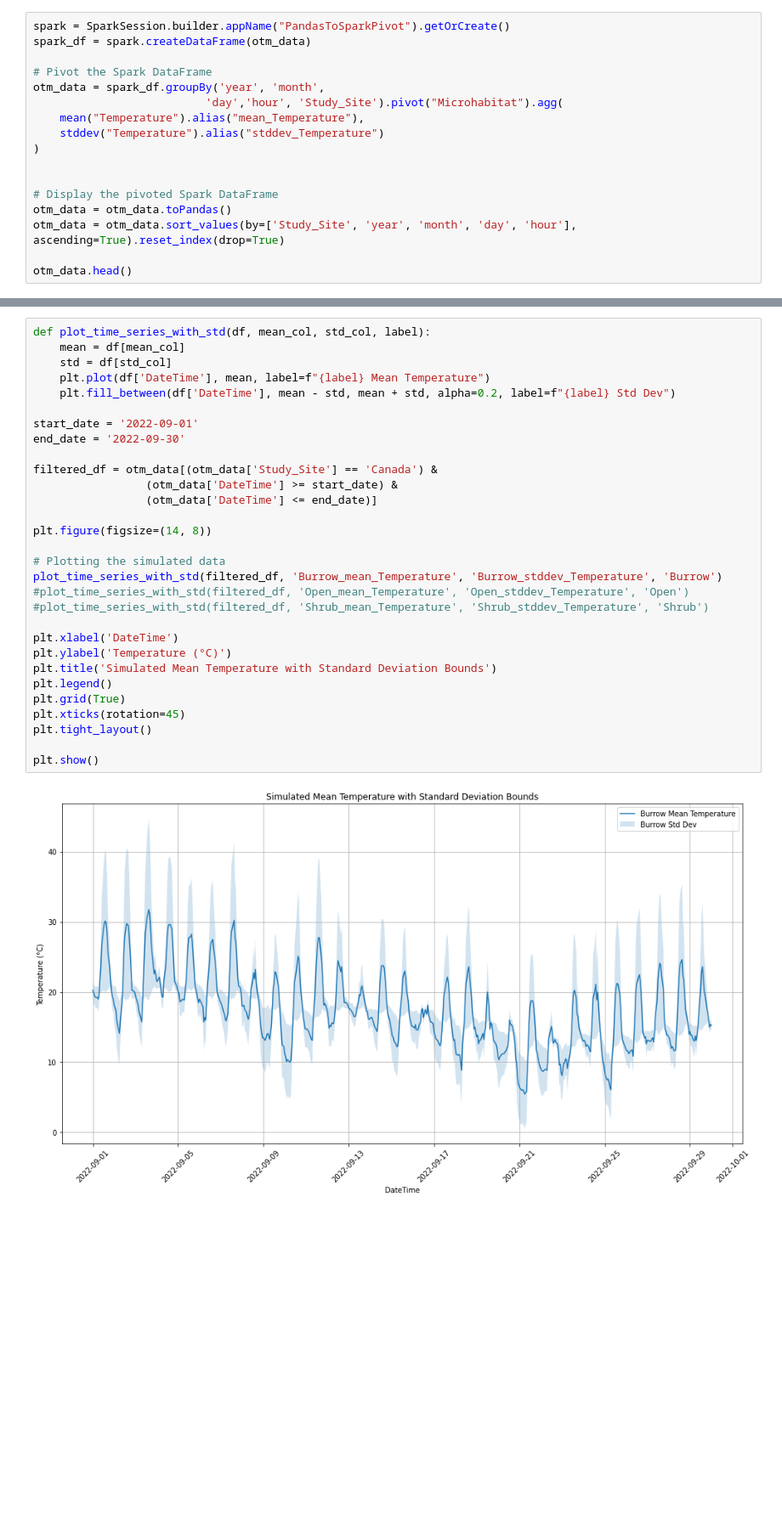
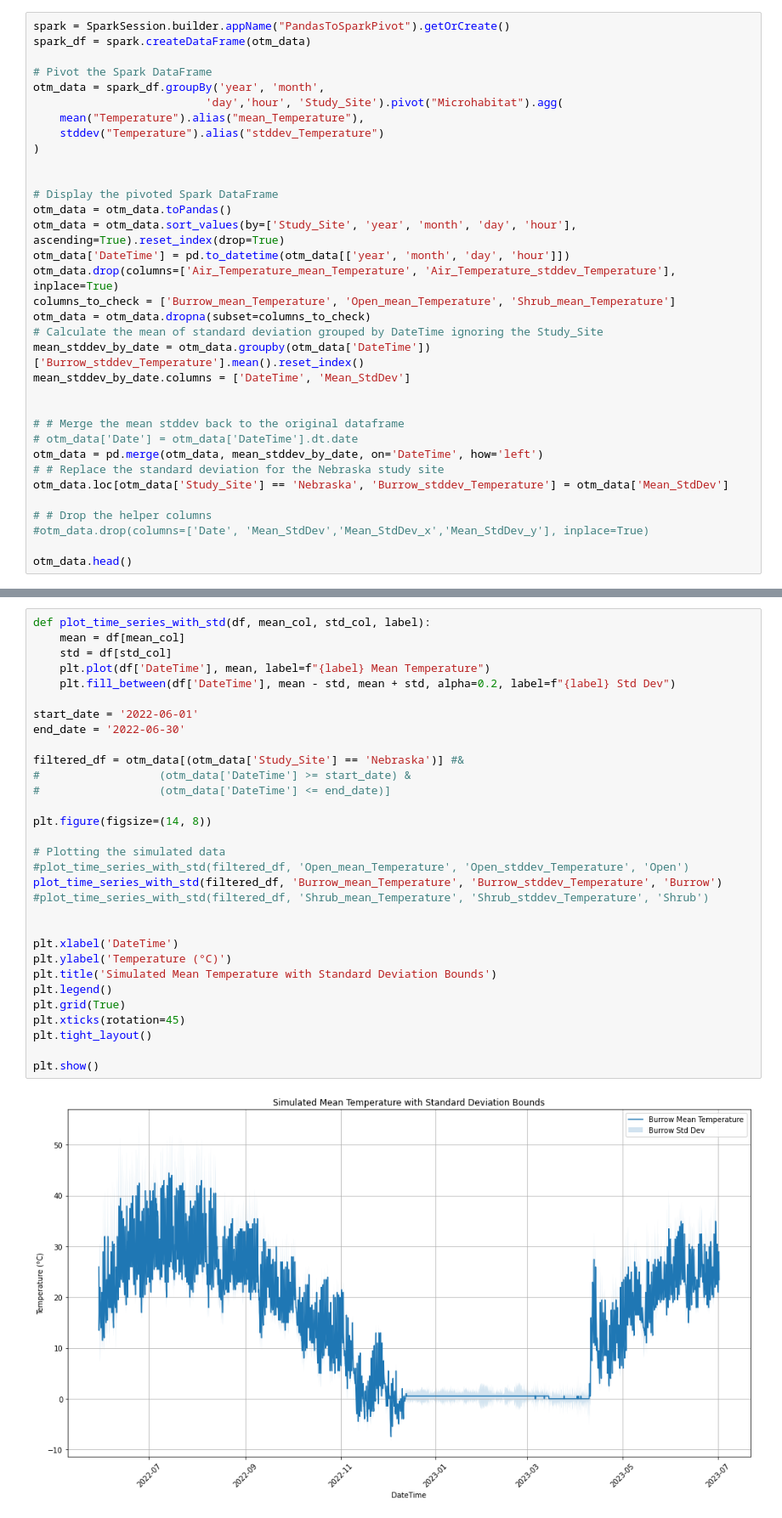
Before and after one commit to michaelremington2/therma_sim, a Jupyter notebook: src/therma_sim/get_data.ipynb, the cells around one changed output, grey strips where cells are left out. Shown: that part at 85% size. Saved outputs shown, nothing was run; the diff lists cells and outputs as text; blank space fills up the shorter version.

```diff
--- a/src/therma_sim/get_data.ipynb
+++ b/src/therma_sim/get_data.ipynb
@@ -58,6 +58,23 @@ otm_data = spark_df.groupBy('year', 'month',
 # Display the pivoted Spark DataFrame
 otm_data = otm_data.toPandas()
 otm_data = otm_data.sort_values(by=['Study_Site', 'year', 'month', 'day', 'hour'], ascending=True).reset_index(drop=True)
+otm_data['DateTime'] = pd.to_datetime(otm_data[['year', 'month', 'day', 'hour']])
+otm_data.drop(columns=['Air_Temperature_mean_Temperature', 'Air_Temperature_stddev_Temperature'], inplace=True)
+columns_to_check = ['Burrow_mean_Temperature', 'Open_mean_Temperature', 'Shrub_mean_Temperature']
+otm_data = otm_data.dropna(subset=columns_to_check)
+# Calculate the mean of standard deviation grouped by DateTime ignoring the Study_Site
+mean_stddev_by_date = otm_data.groupby(otm_data['DateTime'])['Burrow_stddev_Temperature'].mean().reset_index()
+mean_stddev_by_date.columns = ['DateTime', 'Mean_StdDev']
+
+
+# # Merge the mean stddev back to the original dataframe
+# otm_data['Date'] = otm_data['DateTime'].dt.date
+otm_data = pd.merge(otm_data, mean_stddev_by_date, on='DateTime', how='left')
+# # Replace the standard deviation for the Nebraska study site
+otm_data.loc[otm_data['Study_Site'] == 'Nebraska', 'Burrow_stddev_Temperature'] = otm_data['Mean_StdDev']
+
+# # Drop the helper columns
+#otm_data.drop(columns=['Date', 'Mean_StdDev','Mean_StdDev_x','Mean_StdDev_y'], inplace=True)
 
 otm_data.head()
 # %% [output]
@@ -72,32 +106,33 @@ otm_data['DateTime'] = pd.to_datetime(otm_data[['year', 'month', 'day', 'hour']]
 # %%
 def plot_time_series_with_std(df, mean_col, std_col, label):
     mean = df[mean_col]
     std = df[std_col]
     plt.plot(df['DateTime'], mean, label=f"{label} Mean Temperature")
     plt.fill_between(df['DateTime'], mean - std, mean + std, alpha=0.2, label=f"{label} Std Dev")
 
-start_date = '2022-09-01'
-end_date = '2022-09-30'
+start_date = '2022-06-01'
+end_date = '2022-06-30'
 
-filtered_df = otm_data[(otm_data['Study_Site'] == 'Canada') &
-                 (otm_data['DateTime'] >= start_date) &
-                 (otm_data['DateTime'] <= end_date)]
+filtered_df = otm_data[(otm_data['Study_Site'] == 'Nebraska')] #&
+#                  (otm_data['DateTime'] >= start_date) &
+#                  (otm_data['DateTime'] <= end_date)]
 
 plt.figure(figsize=(14, 8))
 
 # Plotting the simulated data
+#plot_time_series_with_std(filtered_df, 'Open_mean_Temperature', 'Open_stddev_Temperature', 'Open')
 plot_time_series_with_std(filtered_df, 'Burrow_mean_Temperature', 'Burrow_stddev_Temperature', 'Burrow')
-#plot_time_series_with_std(filtered_df, 'Open_mean_Temperature', 'Open_stddev_Temperature', 'Open')
 #plot_time_series_with_std(filtered_df, 'Shrub_mean_Temperature', 'Shrub_stddev_Temperature', 'Shrub')
+
 
 plt.xlabel('DateTime')
 plt.ylabel('Temperature (°C)')
 plt.title('Simulated Mean Temperature with Standard Deviation Bounds')
 plt.legend()
 plt.grid(True)
 plt.xticks(rotation=45)
 plt.tight_layout()
 
 plt.show()
 # %% [output]
-[figure, old version]
+[figure, new version]
```
Also changed, not shown: parts of 14 cells of this notebook, 1 other file.
